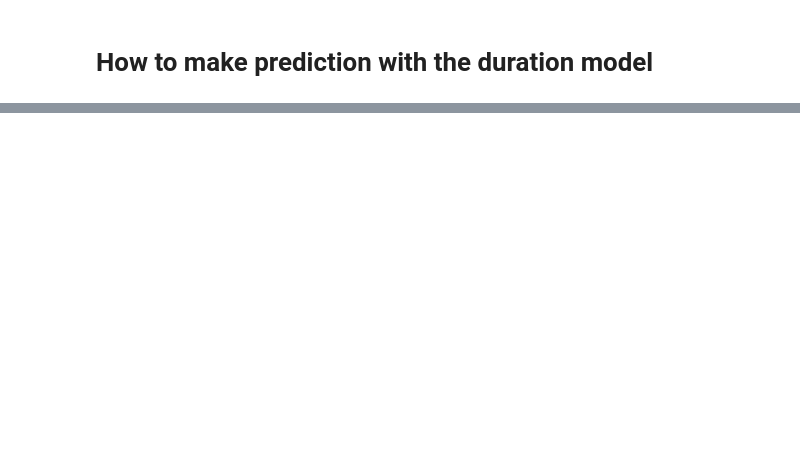
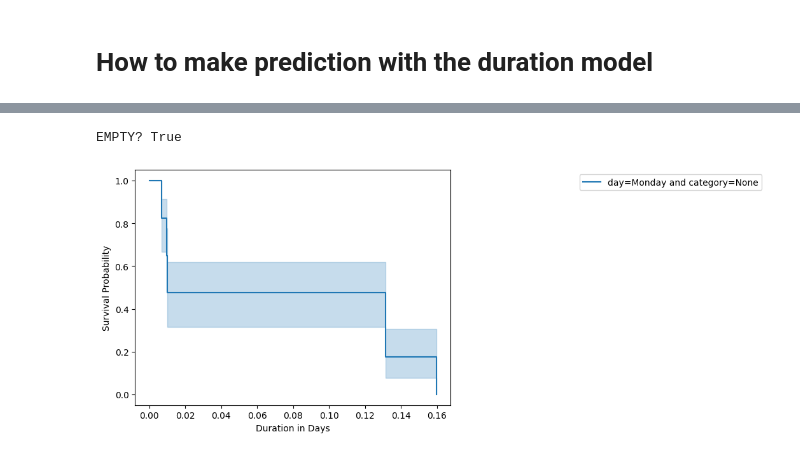
Before and after one commit to Yedson54/YouTrend, a Jupyter notebook: demos/make_prediction_examples.ipynb, the cells around one changed output, grey strips where cells are left out. Drawn from its saved outputs; the diff is of its cells as text; code cells hidden in the pictures; blank space fills up the shorter version.

```diff
--- a/demos/make_prediction_examples.ipynb
+++ b/demos/make_prediction_examples.ipynb
@@ -18,0 +21,5 @@ d:\Documents\YouTrend\YouTrend\demos
+# %%
+plot_survival_probabilities_by_group(days=["Monday"], category="Sports")
+# %% [output]
+EMPTY? True
+[figure, added]
```
Also changed, not shown: parts of 5 cells of this notebook, 6 other files.
